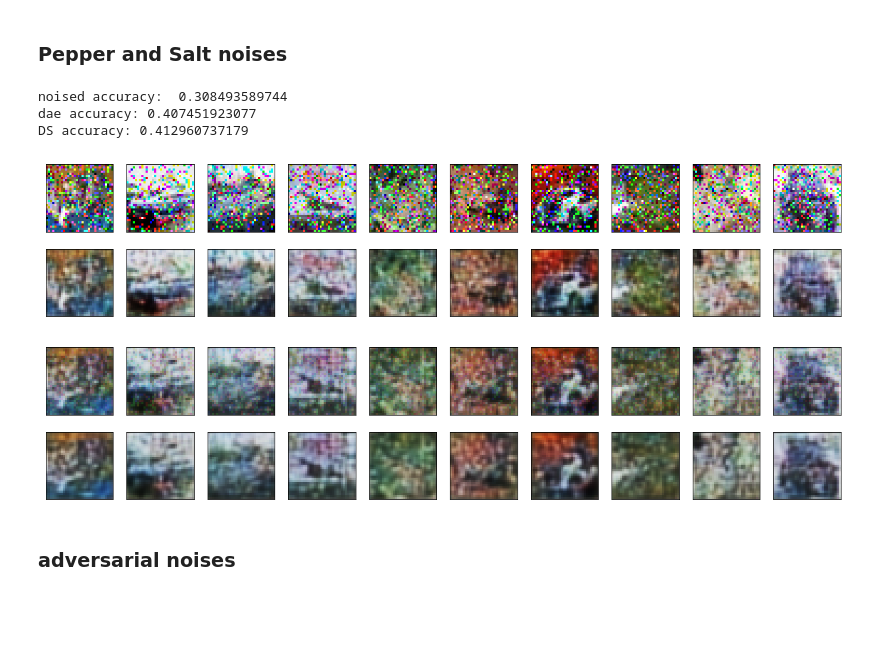
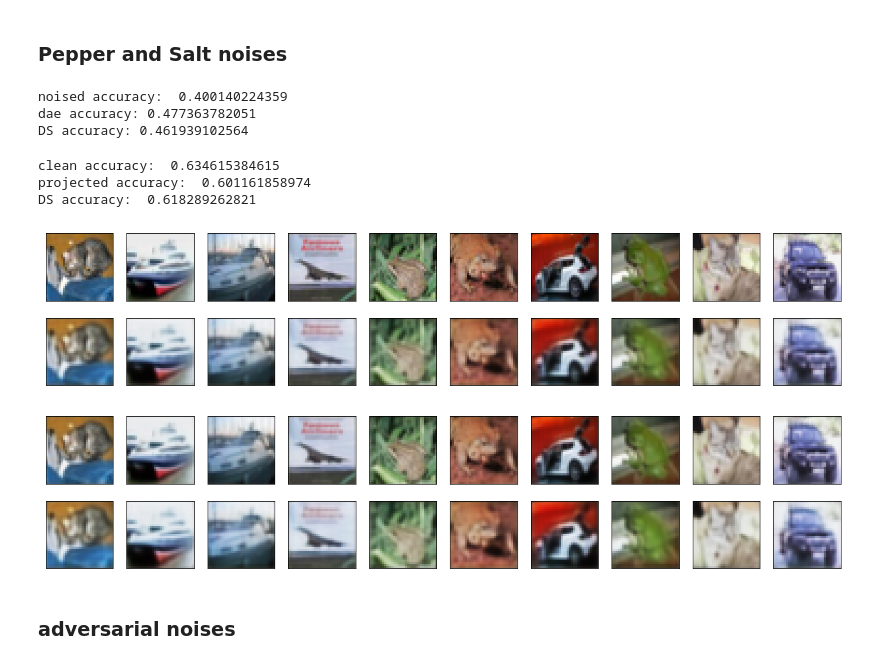
Before and after one commit to psr6275/Projected-Autoencoder, a Jupyter notebook: jupyter/cifar10_clf.ipynb, the cells around one changed output. Saved outputs shown, nothing was run; the diff lists cells and outputs as text; code cells hidden in the pictures; blank space fills up the shorter version.

```diff
--- a/jupyter/cifar10_clf.ipynb
+++ b/jupyter/cifar10_clf.ipynb
@@ -91,7 +91,7 @@ cifar_cnn.targeted_attack(x_test,Y_test,file_name = 'cifar10_adv')
 # %% [markdown]
 # Train DAE
 # %%
-cifar_dae = Cifar_DAE(x_train,Y_train,noise_scale = 0.1,dae_type = "over",filter_nums = [32,64],
+cifar_dae = Cifar_DAE(x_train,Y_train,noise_scale = 0.1,dae_type = "over",filter_nums = [64,32],
                       loss_type = "binary_crossentropy",epoch = 10)
 # default is mse nosise!
 # %%
@@ -185,22 +209,33 @@ draw_plot(x_adv_ds,n=10,figsize = (15,25))
 # %% [markdown]
 ### Pepper and Salt noises
 # %%
-_,x_noisy = corrupt(x_test,scale = 0.3, noise_type = "peppSalt")
+_,x_noisy = corrupt(x_test,scale = 0.2, noise_type = "peppSalt")
 print("noised accuracy: ",cifar_cnn.accuracy_score(x_noisy,Y_test))
 x_dae = cifar_dae.autoencoder.predict(x_noisy)
 print("dae accuracy:", cifar_cnn.accuracy_score(x_dae,Y_test))
-x_ds = cifar_dae.apply_DS(x_noisy,vr=0.95,max_iter = 40)
+x_ds = cifar_dae.apply_DS(x_noisy,vr=0.95,max_iter = 35)
 print("DS accuracy:",cifar_cnn.accuracy_score(x_ds,Y_test))
 # %% [output]
-noised accuracy:  0.308493589744
-dae accuracy: 0.407451923077
-DS accuracy: 0.412960737179
+noised accuracy:  0.400140224359
+dae accuracy: 0.477363782051
+DS accuracy: 0.461939102564
+# %%
+## clean dataset
+x_prj = cifar_dae.autoencoder.predict(x_test)
+x_c_ds = cifar_dae.apply_DS(x_test,vr=0.95,max_iter = 10)
+print("clean accuracy: ",cifar_cnn.accuracy_score(x_test,Y_test))
+print("projected accuracy: ",cifar_cnn.accuracy_score(x_prj,Y_test))
+print("DS accuracy: ",cifar_cnn.accuracy_score(x_c_ds,Y_test))
+# %% [output]
+clean accuracy:  0.634615384615
+projected accuracy:  0.601161858974
+DS accuracy:  0.618289262821
 # %%
-cifar_dae.plot_imgs(x_test,noise_type = 'peppSalt',noise_scale = 0.2)
-cifar_dae.plot_imgs(x_ds,noise_type = 'gaussian',noise_scale = 0.00)
+cifar_dae.plot_imgs(x_test,noise_type = 'peppSalt',noise_scale = 0.0)
+cifar_dae.plot_imgs(x_c_ds,noise_type = 'gaussian',noise_scale = 0.00)
 # %% [output]
-[figure, old version]
+[figure, new version]
-[figure, old version]
+[figure, new version]
 # %% [markdown]
 ### adversarial noises
 # %%
```
Also changed, not shown: parts of 4 cells of this notebook, 3 other files.
